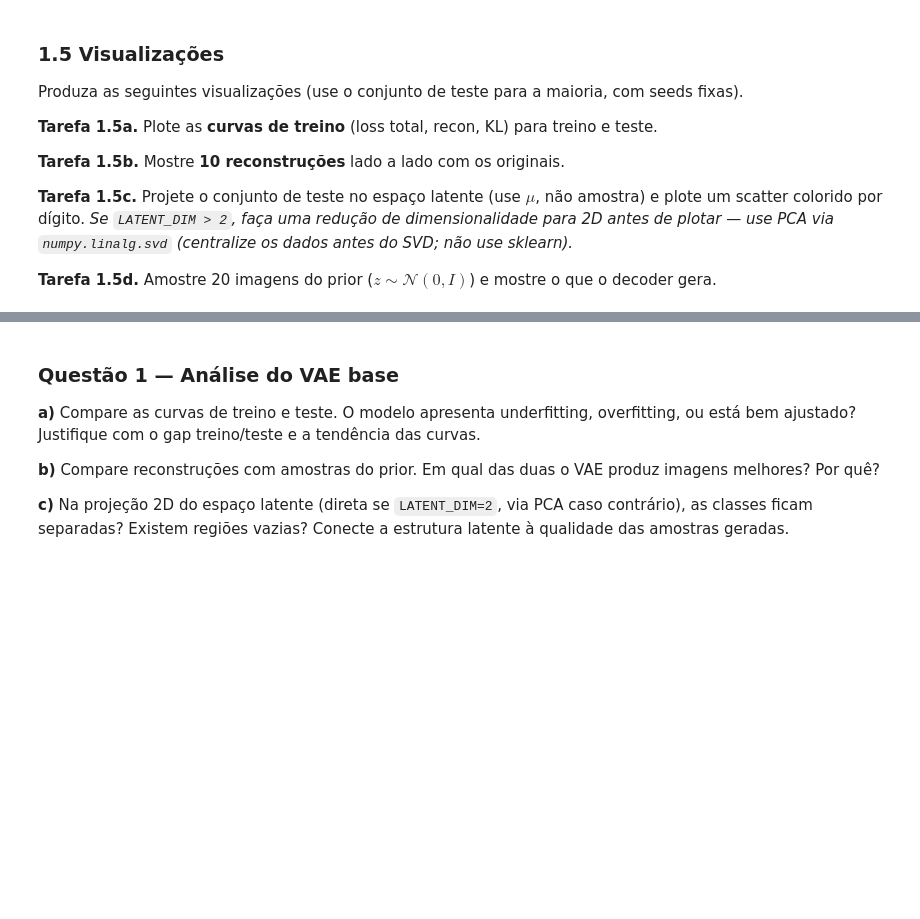
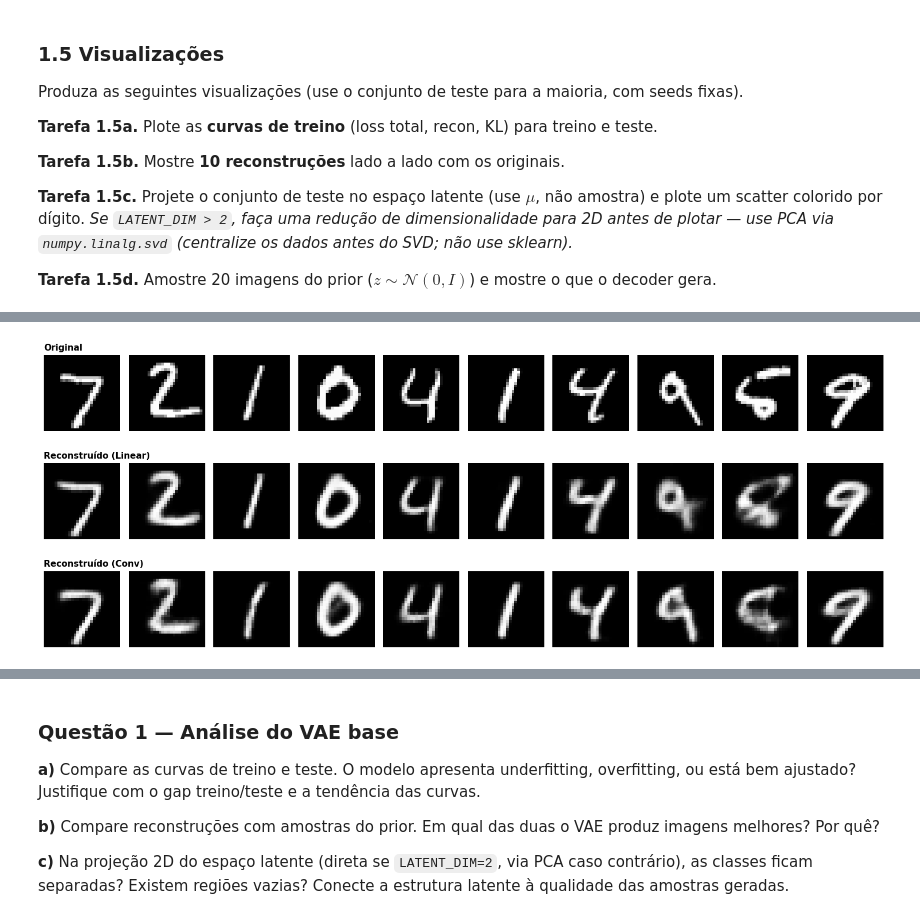
Before and after one commit to biaanuness/machine_learning2, a Jupyter notebook: trabalho_3/vae_watermark.ipynb, the cells around one changed output, grey strips where cells are left out. Saved outputs shown, nothing was run; the diff lists cells and outputs as text; code cells hidden in the pictures; blank space fills up the shorter version.

Commit message:
Respondendo as perguntas e acréscimo do modelo conv vae

```diff
--- a/trabalho_3/vae_watermark.ipynb
+++ b/trabalho_3/vae_watermark.ipynb
@@ -186,0 +220,12 @@ LATENT_DIM = 8  |  Parâmetros: 1,073,440
+# %%
+LATENT_DIM = 8
+
+modelo_linear = LinearVAE(LATENT_DIM).to(device)
+modelo_conv = ConvVAE(LATENT_DIM).to(device)
+
+params_linear = sum(p.numel() for p in modelo_linear.parameters() if p.requires_grad)
+params_conv = sum(p.numel() for p in modelo_conv.parameters() if p.requires_grad)
+
+print(f"Configuração: LATENT_DIM = {LATENT_DIM}")
+print(f"Modelo Linear        | Parâmetros Treináveis: {params_linear:,}")
+print(f"Modelo Convolucional | Parâmetros Treináveis: {params_conv:,}")
@@ -455,0 +420,44 @@ plt.show()
+# %%
+# --- TAREFA 1.5b. RECONSTRUÇÕES COMPARATIVAS ---
+
+modelo["linear"].eval()
+modelo["conv"].eval()
+
+with torch.no_grad():
+    x_test, _ = next(iter(test_loader))
+    x_test = x_test.to(device)
+
+    # Passa o mesmo lote de teste por ambos os modelos
+    x_hat_linear, _, _ = modelo["linear"](x_test)
+    x_hat_conv, _, _ = modelo["conv"](x_test)
+
+originais = x_test.cpu().numpy()
+recon_linear = x_hat_linear.cpu().numpy()
+recon_conv = x_hat_conv.cpu().numpy()
+
+fig, axs = plt.subplots(3, 10, figsize=(15, 6))
+
+for i in range(10):
+    # Linha 0: Originais
+    axs[0, i].imshow(originais[i].squeeze(), cmap="gray")
+    axs[0, i].axis("off")
+    if i == 0:
+        axs[0, i].set_title("Original", loc="left", fontsize=11, fontweight="bold")
+
+    # Linha 1: Reconstruções Linear
+    axs[1, i].imshow(recon_linear[i].squeeze(), cmap="gray")
+    axs[1, i].axis("off")
+    if i == 0:
+        axs[1, i].set_title("Reconstruído (Linear)", loc="left", fontsize=11, fontweight="bold")
+
+    # Linha 2: Reconstruções Convolucional
+    axs[2, i].imshow(recon_conv[i].squeeze(), cmap="gray")
+    axs[2, i].axis("off")
+    if i == 0:
+        axs[2, i].set_title("Reconstruído (Conv)", loc="left", fontsize=11, fontweight="bold")
+
+plt.tight_layout()
+plt.savefig(output_dir / "1.5b_reconstrucoes_comparativo.png", dpi=150)
+plt.show()
+# %% [output]
+[figure, added]
```
Also changed, not shown: parts of 23 cells of this notebook.
